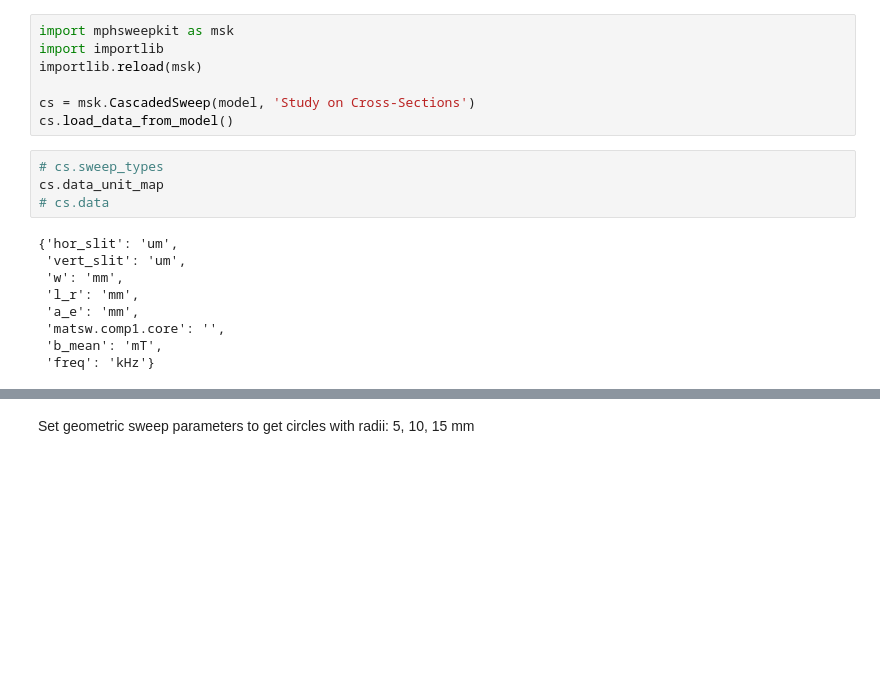
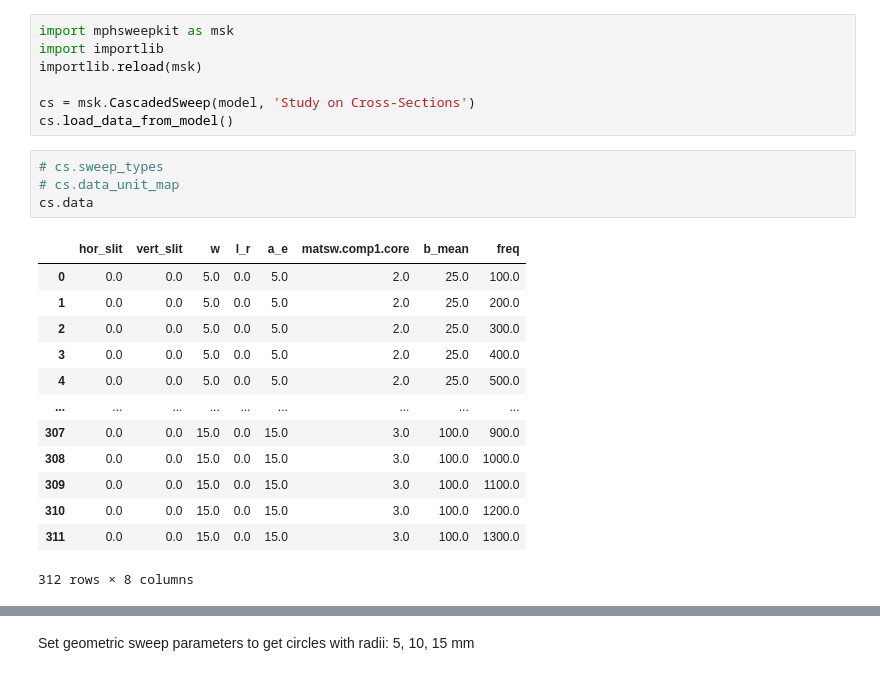
Before and after one commit to upb-lea/MPhSweepKit, a Jupyter notebook: examples/studies/infinite_ferrite_cross_sections/sweep_script.ipynb, the cells around one changed output, grey strips where cells are left out. Drawn from its saved outputs; the diff is of its cells as text; blank space fills up the shorter version.

```diff
--- a/examples/studies/infinite_ferrite_cross_sections/sweep_script.ipynb
+++ b/examples/studies/infinite_ferrite_cross_sections/sweep_script.ipynb
@@ -34,15 +34,20 @@ cs = msk.CascadedSweep(model, 'Study on Cross-Sections')
 cs.load_data_from_model()
 # %%
 # cs.sweep_types
-cs.data_unit_map
-# cs.data
+# cs.data_unit_map
+cs.data
 # %% [output]
+|  | hor_slit | vert_slit | w | l_r | a_e | matsw.comp1.core | b_mean | freq |
+| 0 | 0.0 | 0.0 | 5.0 | 0.0 | 5.0 | 2.0 | 25.0 | 100.0 |
+| 1 | 0.0 | 0.0 | 5.0 | 0.0 | 5.0 | 2.0 | 25.0 | 200.0 |
+| 2 | 0.0 | 0.0 | 5.0 | 0.0 | 5.0 | 2.0 | 25.0 | 300.0 |
+| 3 | 0.0 | 0.0 | 5.0 | 0.0 | 5.0 | 2.0 | 25.0 | 400.0 |
+| 4 | 0.0 | 0.0 | 5.0 | 0.0 | 5.0 | 2.0 | 25.0 | 500.0 |
+| ... | ... | ... | ... | ... | ... | ... | ... | ... |
+| 307 | 0.0 | 0.0 | 15.0 | 0.0 | 15.0 | 3.0 | 100.0 | 900.0 |
+| 308 | 0.0 | 0.0 | 15.0 | 0.0 | 15.0 | 3.0 | 100.0 | 1000.0 |
+| 309 | 0.0 | 0.0 | 15.0 | 0.0 | 15.0 | 3.0 | 100.0 | 1100.0 |
+| 310 | 0.0 | 0.0 | 15.0 | 0.0 | 15.0 | 3.0 | 100.0 | 1200.0 |
+| 311 | 0.0 | 0.0 | 15.0 | 0.0 | 15.0 | 3.0 | 100.0 | 1300.0 |
-{'hor_slit': 'um',
- 'vert_slit': 'um',
- 'w': 'mm',
- 'l_r': 'mm',
- 'a_e': 'mm',
- 'matsw.comp1.core': '',
- 'b_mean': 'mT',
- 'freq': 'kHz'}
+312 rows × 8 columns
 # %%
```
Also changed, not shown: parts of 4 cells of this notebook, 3 other files.
